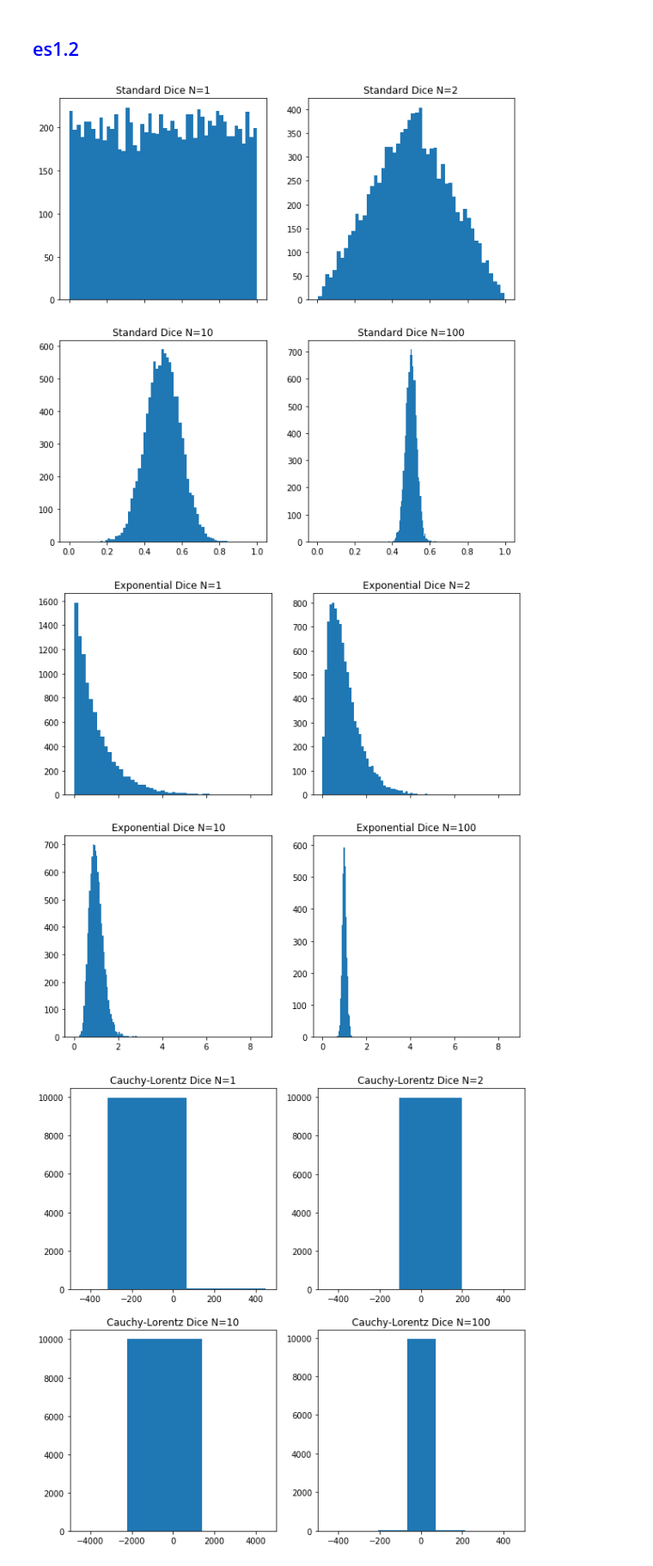
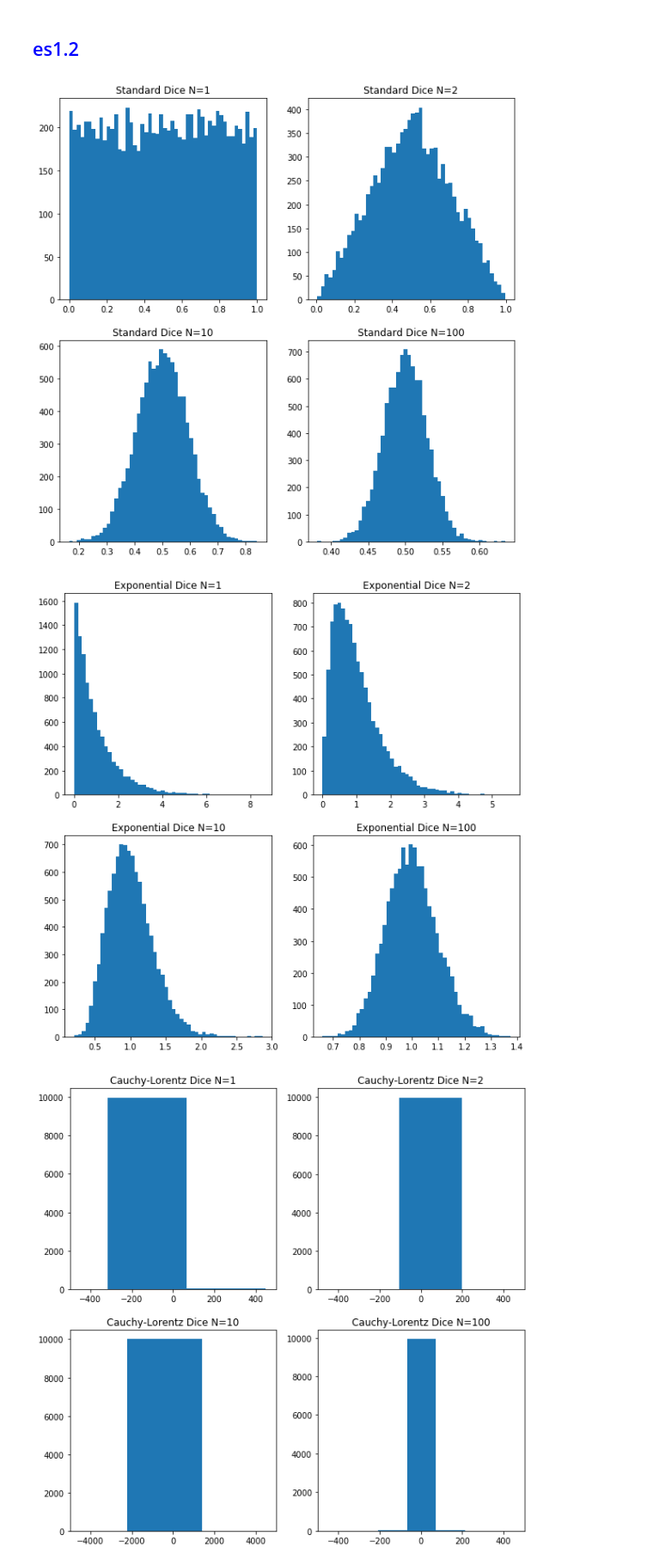
Before and after one commit to Ferr013/Numerical-Simulation-Lab, a Jupyter notebook: es01/Esercizio_1.ipynb, the cells around one changed output. Shown: that part at 86% size. Drawn from its saved outputs; the diff is of its cells as text; code cells hidden in the pictures.

```diff
--- a/es01/Esercizio_1.ipynb
+++ b/es01/Esercizio_1.ipynb
@@ -54,7 +54,7 @@ x2, f2 = np.loadtxt("es1.2/std_N_10.dat", usecols=(0,1), delimiter=' ', unpack='
 x3, f3 = np.loadtxt("es1.2/std_N_100.dat", usecols=(0,1), delimiter=' ', unpack='true')
 
 
-fig, axs = plt.subplots(2, 2, figsize=(10, 10), sharex=True, sharey=False,
+fig, axs = plt.subplots(2, 2, figsize=(10, 10), sharex=False, sharey=False,
                         tight_layout=False)
 
 axs[0,0].hist(f, bins=50)
@@ -69,33 +69,33 @@ axs[1,1].set_title('Standard Dice N=100')
 
 plt.show()
 # %% [output]
-[figure, old version]
+[figure, new version]
 # %%
 import matplotlib
 import matplotlib.pyplot as plt
 import numpy as np
 
 x, f = np.loadtxt("es1.2/exp_N_1.dat", usecols=(0,1), delimiter=' ', unpack='true')
 x1, f1 = np.loadtxt("es1.2/exp_N_2.dat", usecols=(0,1), delimiter=' ', unpack='true')
 x2, f2 = np.loadtxt("es1.2/exp_N_10.dat", usecols=(0,1), delimiter=' ', unpack='true')
 x3, f3 = np.loadtxt("es1.2/exp_N_100.dat", usecols=(0,1), delimiter=' ', unpack='true')
 
 
-fig, axs = plt.subplots(2, 2, figsize=(10, 10), sharex=True, sharey=False,
+fig, axs = plt.subplots(2, 2, figsize=(10, 10), sharex=False, sharey=False,
                         tight_layout=False)
 
 axs[0,0].hist(f, bins=50)
 axs[0,1].hist(f1, bins=50)
 axs[1,0].hist(f2, bins=50)
 axs[1,1].hist(f3, bins=50)
 axs[0,0].set_title('Exponential Dice N=1')
 axs[0,1].set_title('Exponential Dice N=2')
 axs[1,0].set_title('Exponential Dice N=10')
 axs[1,1].set_title('Exponential Dice N=100')
 
 plt.show()
 # %% [output]
-[figure, old version]
+[figure, new version]
 # %%
 import matplotlib
 import matplotlib.pyplot as plt
```
Also changed, not shown: parts of 4 cells of this notebook, 5 other files.
